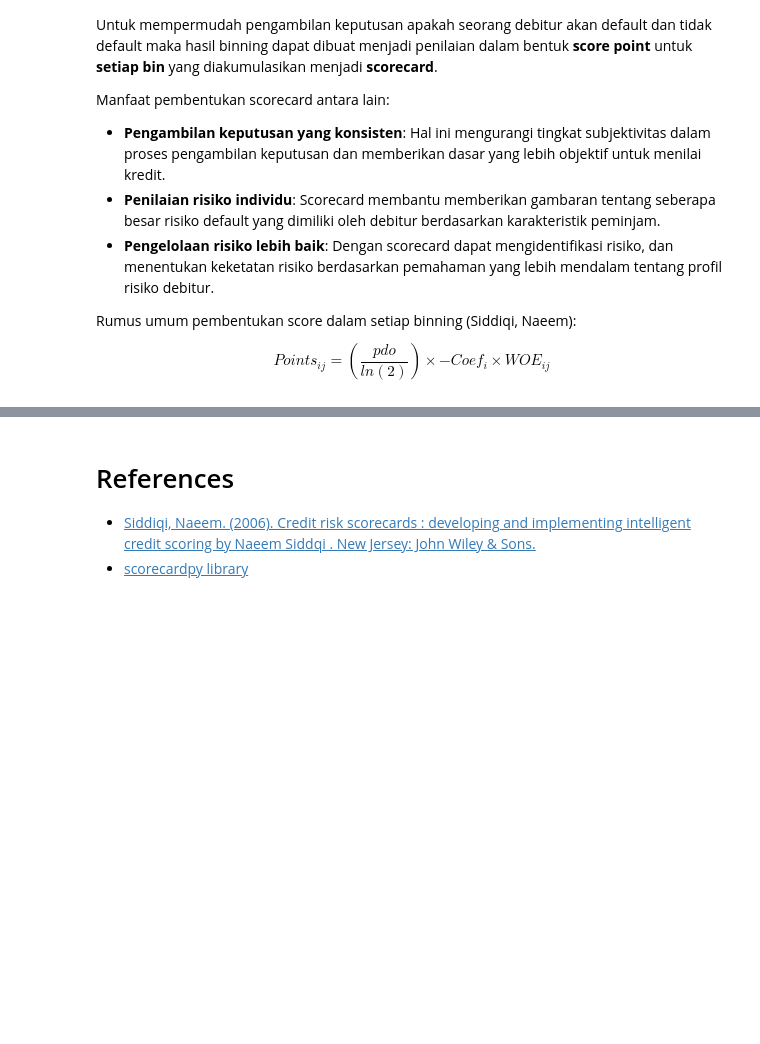
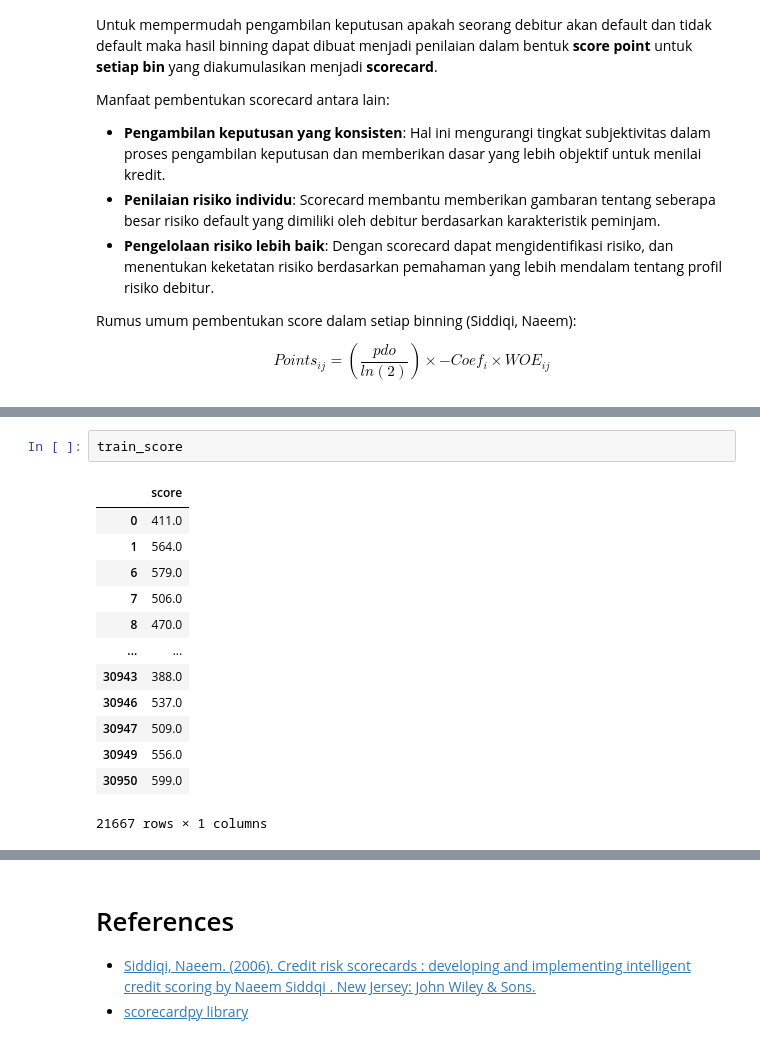
Before and after one commit to hwulanayu/scorecard_python, a Jupyter notebook: Behaviour Scorecard Prediction with Python.ipynb, the cells around one changed output, grey strips where cells are left out. Saved outputs shown, nothing was run; the diff lists cells and outputs as text; blank space fills up the shorter version.

```diff
--- a/Behaviour Scorecard Prediction with Python.ipynb
+++ b/Behaviour Scorecard Prediction with Python.ipynb
@@ -889,0 +1064,16 @@ score_card
+# %%
+train_score
+# %% [output]
+|  | score |
+| 0 | 411.0 |
+| 1 | 564.0 |
+| 6 | 579.0 |
+| 7 | 506.0 |
+| 8 | 470.0 |
+| ... | ... |
+| 30943 | 388.0 |
+| 30946 | 537.0 |
+| 30947 | 509.0 |
+| 30949 | 556.0 |
+| 30950 | 599.0 |
+21667 rows × 1 columns
```
Also changed, not shown: parts of 64 cells of this notebook.
